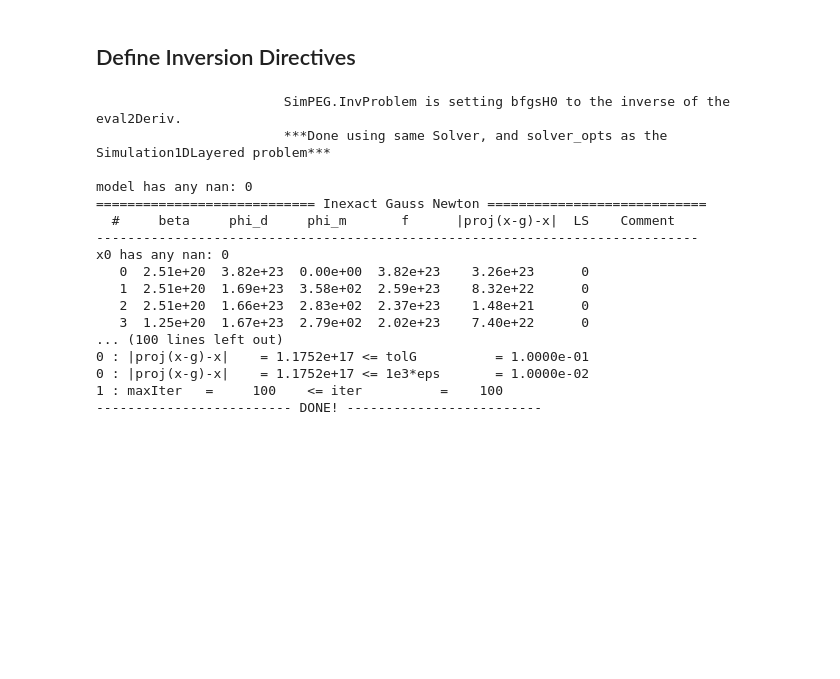
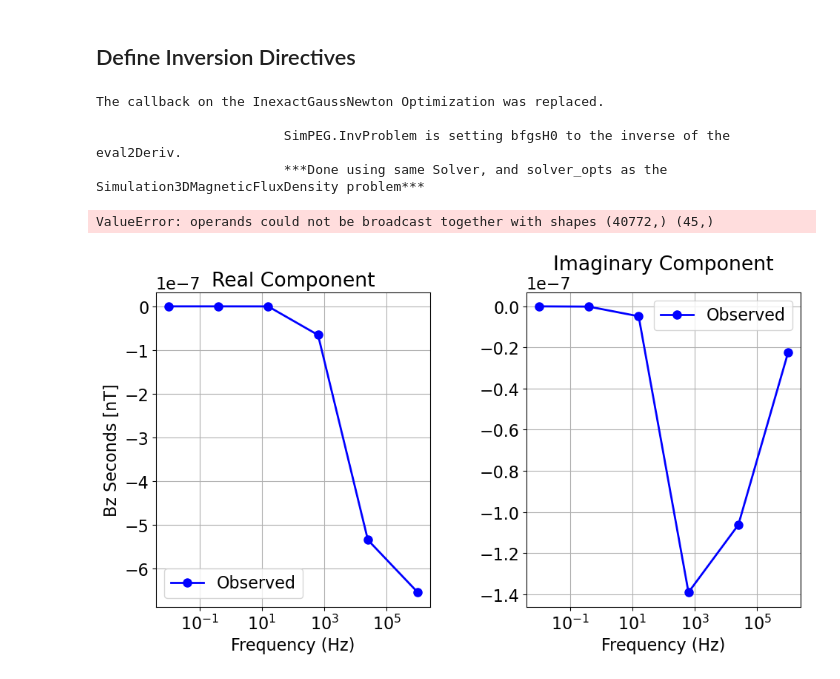
Before and after one commit to SabrinaAshik/EOSC454-Project-SabrinaAshik, a Jupyter notebook: 3d_files/3d_fdem_inversion.ipynb, the cells around one changed output. Saved outputs shown, nothing was run; the diff lists cells and outputs as text; code cells hidden in the pictures; blank space fills up the shorter version.

```diff
--- a/3d_files/3d_fdem_inversion.ipynb
+++ b/3d_files/3d_fdem_inversion.ipynb
@@ -212,22 +249,10 @@ directives_list_L2 = [update_jacobi,
 inv_L2 = inversion.BaseInversion(inv_prob_L2, directives_list_L2)
 
 # Run the inversion
-recovered_model_L2 = inv_L2.run(starting_resistivity_model)
+recovered_model_L2 = inv_L2.run(np.log(estimated_resistivity) * np.ones(mesh.nC))
 # %% [output]
+The callback on the InexactGaussNewton Optimization was replaced.
+
                         SimPEG.InvProblem is setting bfgsH0 to the inverse of the eval2Deriv.
-                        ***Done using same Solver, and solver_opts as the Simulation1DLayered problem***
-
-model has any nan: 0
-============================ Inexact Gauss Newton ============================
-  #     beta     phi_d     phi_m       f      |proj(x-g)-x|  LS    Comment
------------------------------------------------------------------------------
-x0 has any nan: 0
-   0  2.51e+20  3.82e+23  0.00e+00  3.82e+23    3.26e+23      0
-   1  2.51e+20  1.69e+23  3.58e+02  2.59e+23    8.32e+22      0
-   2  2.51e+20  1.66e+23  2.83e+02  2.37e+23    1.48e+21      0
-   3  1.25e+20  1.67e+23  2.79e+02  2.02e+23    7.40e+22      0
-... (100 lines left out)
-0 : |proj(x-g)-x|    = 1.1752e+17 <= tolG          = 1.0000e-01
-0 : |proj(x-g)-x|    = 1.1752e+17 <= 1e3*eps       = 1.0000e-02
-1 : maxIter   =     100    <= iter          =    100
-------------------------- DONE! -------------------------
+                        ***Done using same Solver, and solver_opts as the Simulation3DMagneticFluxDensity problem***
+ValueError: operands could not be broadcast together with shapes (40772,) (45,)
@@ -234 +261,18 @@ x0 has any nan: 0
+# %%
+fig = plt.figure(figsize=(10, 5))
+ax = [fig.add_axes([0.1 + ii * 0.5, 0.1, 0.37, 0.85]) for ii in range(2)]
+for ii in range(2):
+    ax[ii].semilogx(frequencies, (dpred_L2[ii::2]), "b-o", lw=2)
+    ax[ii].grid(which="both")
+    ax[ii].set_xlabel("Frequency (Hz)")
+    ax[ii].set_ylabel("Bz Seconds [nT]")
+    ax[ii].legend(["Observed", "L2 Inversion"])
+    if ii == 1:
+        ax[ii].set_ylabel("")
+
+ax[0].set_title("Real Component")
+ax[1].set_title("Imaginary Component")
+plt.show()
+# %% [output]
+[figure, added]
 # %%
```
Also changed, not shown: parts of 12 cells of this notebook, 6 other files.
